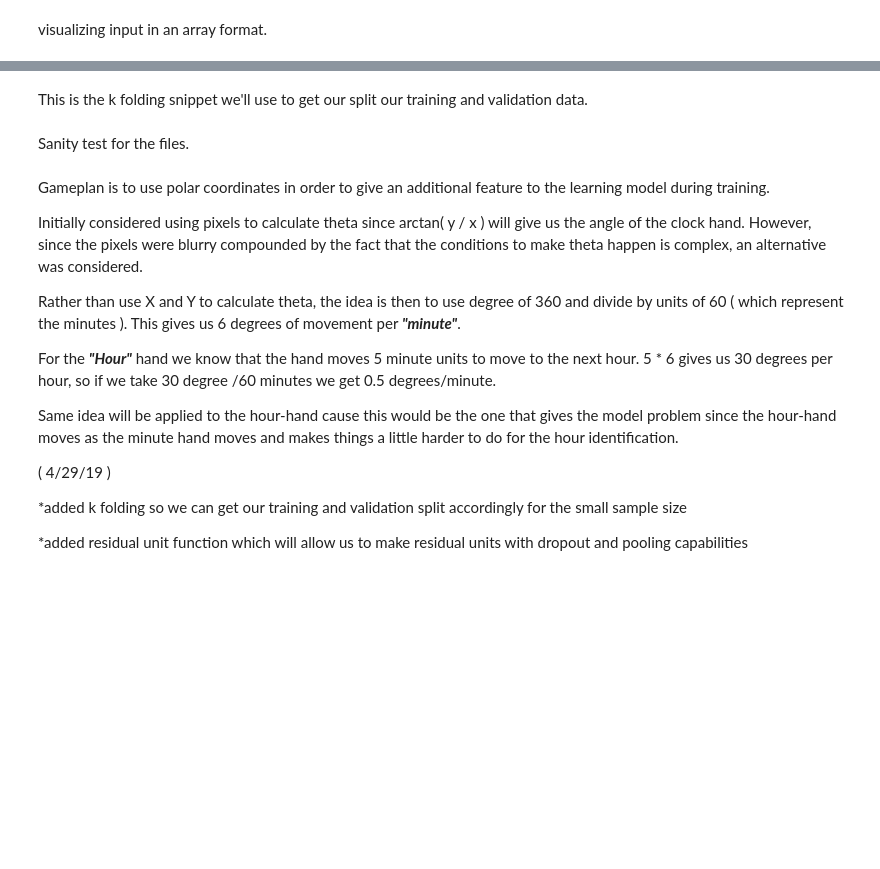
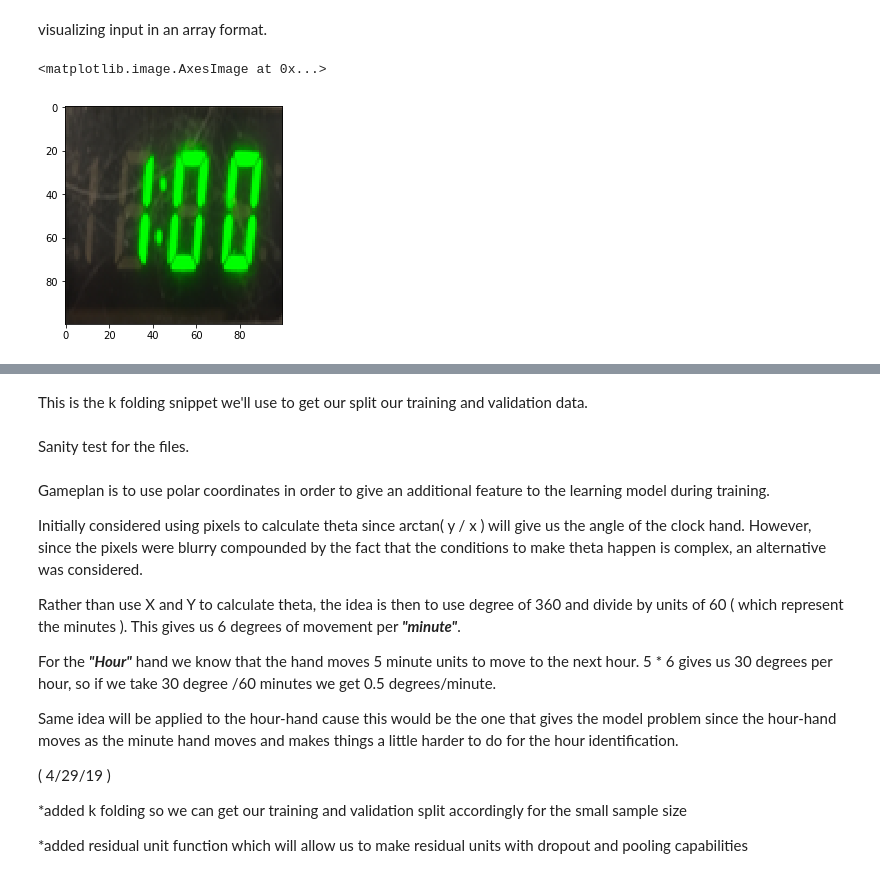
Before and after one commit to pkong0414/Deep-Learning-Projects, a Jupyter notebook: Copy_of_clockAI.ipynb, the cells around one changed output, grey strips where cells are left out. Saved outputs shown, nothing was run; the diff lists cells and outputs as text; code cells hidden in the pictures; blank space fills up the shorter version.

```diff
--- a/Copy_of_clockAI.ipynb
+++ b/Copy_of_clockAI.ipynb
@@ -159,2 +172,12 @@ plt.figure()
 # %% [markdown]
 visualizing input in an array format.
+# %%
+img_d = []
+image_d = []
+for images in image_digital:
+  img_d = Image.open(images)
+  image_d.append( img_d.resize( ( 100, 100 ), Image.ANTIALIAS) )
+plt.imshow( image_d[0] )
+# %% [output]
+<matplotlib.image.AxesImage at 0x...>
+[figure, added]
```
Also changed, not shown: parts of 30 cells of this notebook.
